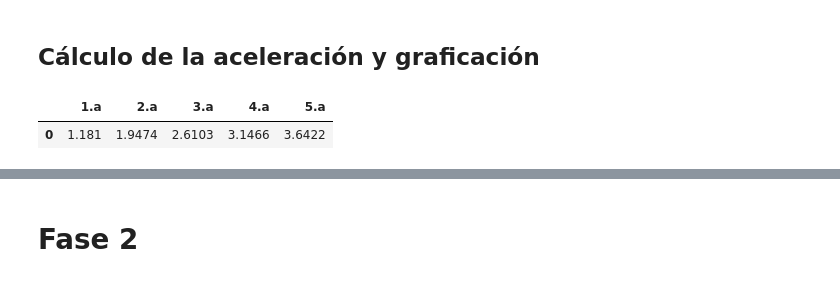
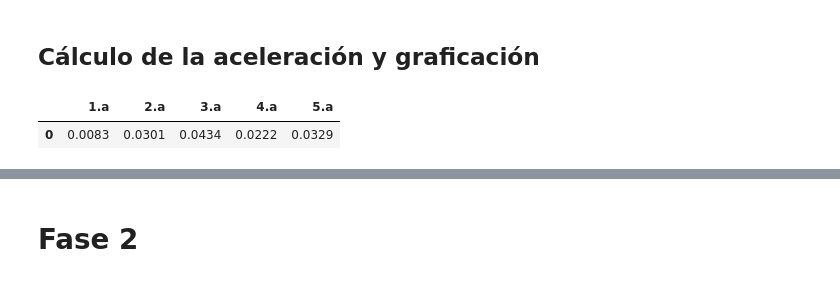
Before and after one commit to Vendetta0462/LaboratoriosFisica, a Jupyter notebook: Practica 4 - Ley 2 Newton/code/FuerzaConst.ipynb, the cells around one changed output, grey strips where cells are left out. Cells and saved outputs as stored; diff of their text form; code cells hidden in the pictures.

```diff
--- a/Practica 4 - Ley 2 Newton/code/FuerzaConst.ipynb
+++ b/Practica 4 - Ley 2 Newton/code/FuerzaConst.ipynb
@@ -60,12 +60,17 @@ fase1_CV = fase1_std*100/fase1_prom
 # %%
 fase1_a = pd.DataFrame()
 for i in range(1, 6):
     fase1_a[str(i)+".a"] = round((fase1_prom[str(i)+".v2"] - fase1_prom[str(i)+".v1"])/fase1_prom[str(i)+".t"], 4)
 # (1 - (fase1_a/fase1_prom[["1.a", "2.a", "3.a", "4.a", "5.a"]]))*100
 fase1_a
+
+fase1_aErr = pd.DataFrame()
+for i in range(1, 6):
+    fase1_aErr[str(i)+".a"] = round((fase1_std[str(i)+".v2"] / fase1_prom[str(i)+".t"]) + (fase1_std[str(i)+".v1"] / fase1_prom[str(i)+".t"]) + (((fase1_prom[str(i)+".v2"]-fase1_prom[str(i)+".v1"])*fase1_std[str(i)+".t"])/fase1_prom[str(i)+".t"]**2),4)
+fase1_aErr
 # %% [output]
 |  | 1.a | 2.a | 3.a | 4.a | 5.a |
-| 0 | 1.181 | 1.9474 | 2.6103 | 3.1466 | 3.6422 |
+| 0 | 0.0083 | 0.0301 | 0.0434 | 0.0222 | 0.0329 |
 # %%
 # plt.plot(masa_portamasa*g, fase1_a.values[0], ".-")
 # sns.regplot(x=np.append(fuerzas, 0), y=np.append(fase1_a.values[0], 0))
```
Also changed, not shown: parts of 5 cells of this notebook.
